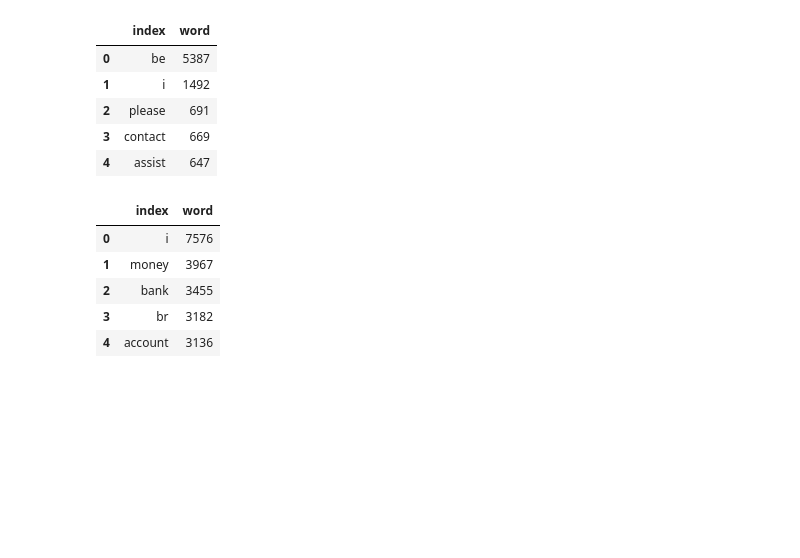
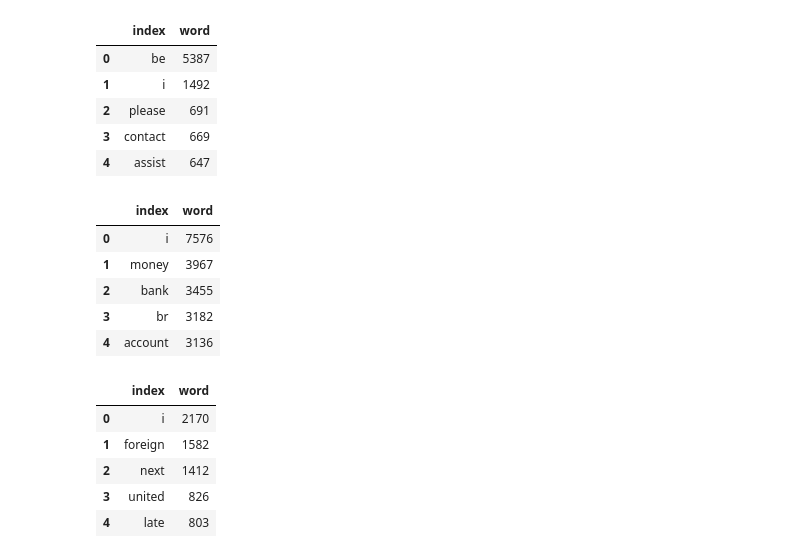
Before and after one commit to JSemelhago/FraudEmailAnalysis, a Jupyter notebook: src/FraudEmails.ipynb, the cells around one changed output. Drawn from its saved outputs; the diff is of its cells as text; code cells hidden in the pictures; blank space fills up the shorter version.

```diff
--- a/src/FraudEmails.ipynb
+++ b/src/FraudEmails.ipynb
@@ -95,0 +95,13 @@ dfnoun.head()
+# %%
+#Adjective dataframe
+dfadj = df[df['tag']=='JJ']
+dfadj = dfadj.word.value_counts().reset_index()
+dfadj = dfadj[dfadj['word']>frequency]
+dfadj.head()
+# %% [output]
+|  | index | word |
+| 0 | i | 2170 |
+| 1 | foreign | 1582 |
+| 2 | next | 1412 |
+| 3 | united | 826 |
+| 4 | late | 803 |
```
Also changed, not shown: parts of 12 cells of this notebook, 1 other file.
